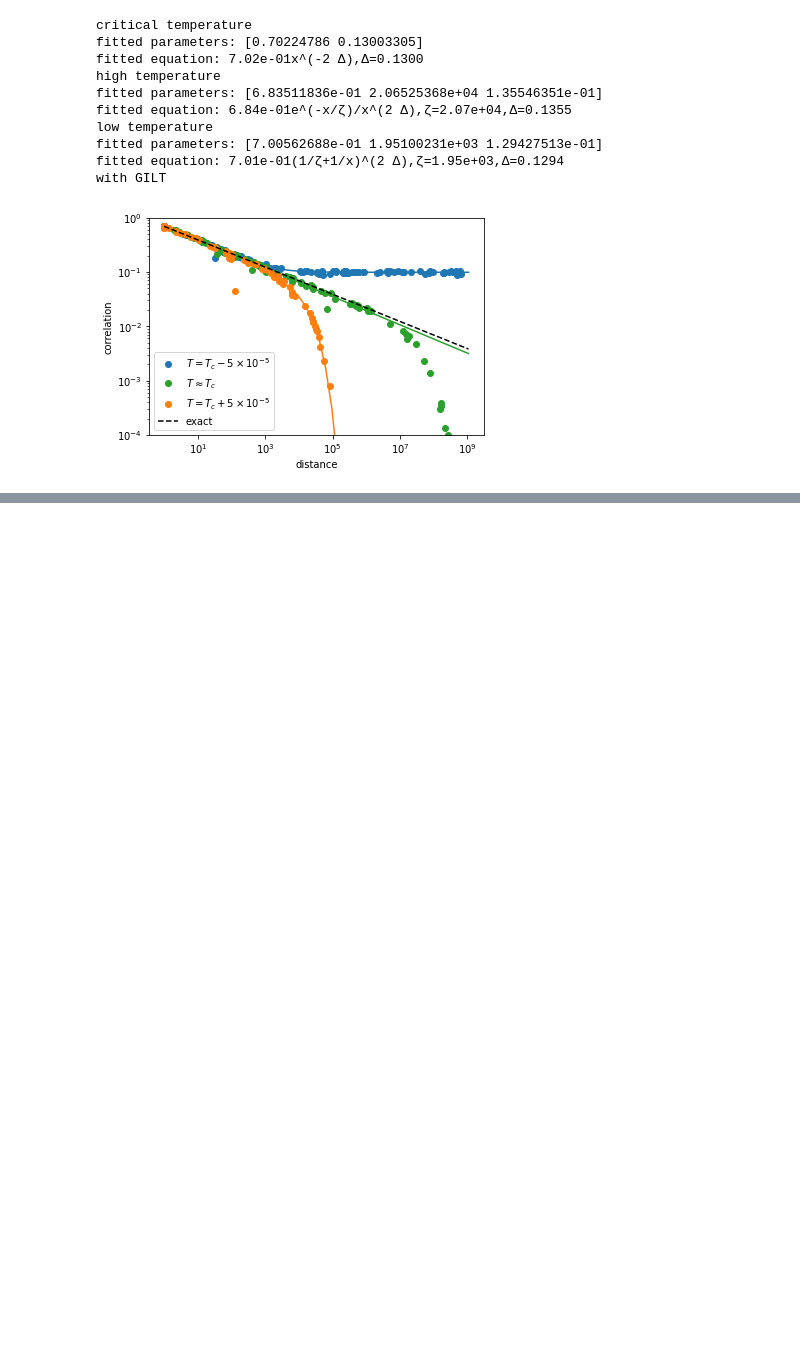
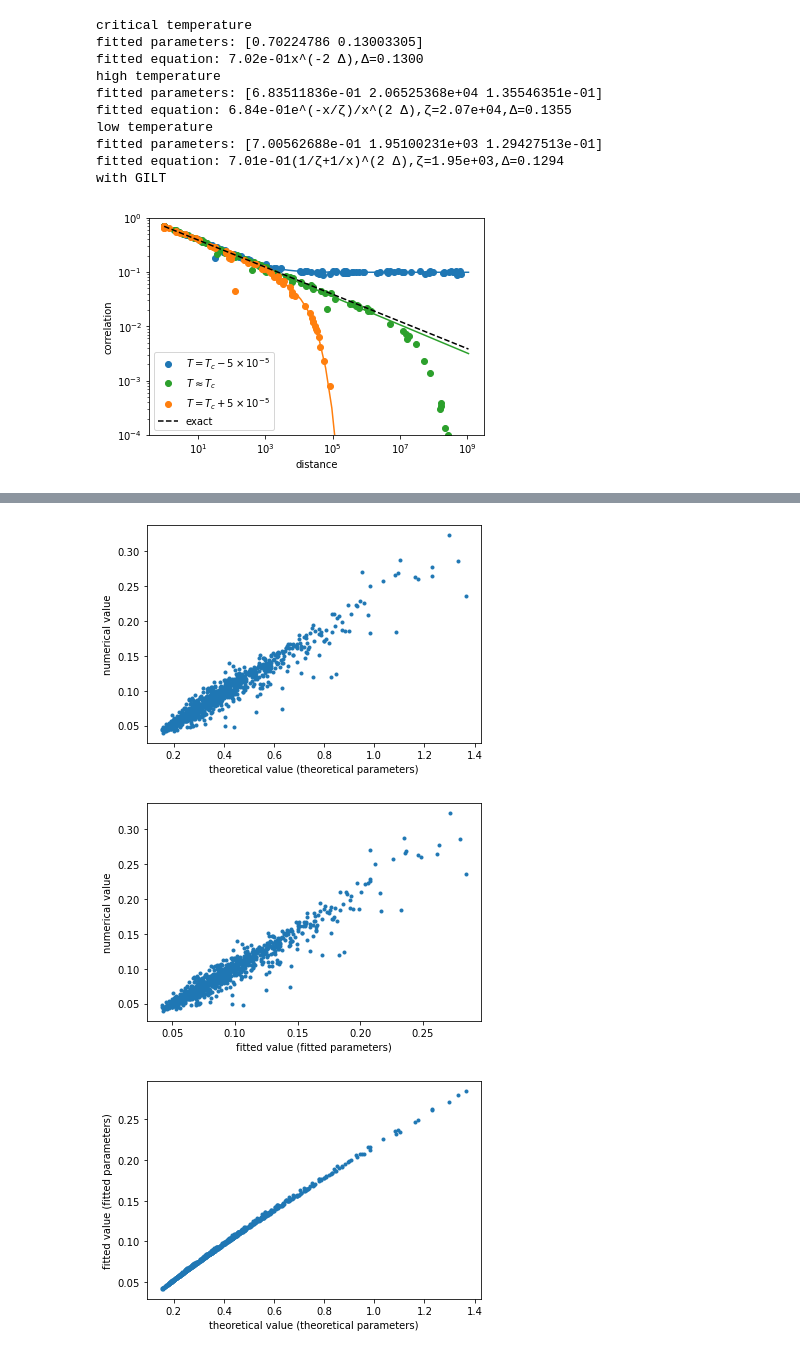
Before and after one commit to fangzhangmnm/TensorRenormalizationGroup, a Jupyter notebook: correlator_plot.ipynb, the cells around one changed output, grey strips where cells are left out. Saved outputs shown, nothing was run; the diff lists cells and outputs as text; code cells hidden in the pictures; blank space fills up the shorter version.

```diff
--- a/correlator_plot.ipynb
+++ b/correlator_plot.ipynb
@@ -132,0 +182,22 @@ with GILT
+# %%
+
+plt.plot(data['expected'],data['correlation'],'.')
+plt.xlabel('theoretical value (theoretical parameters)')
+plt.ylabel('numerical value')
+plt.show()
+
+
+fitted_expected=ising_four_sigma_correlation(dists,*p)
+plt.plot(fitted_expected,data['correlation'],'.')
+plt.xlabel('fitted value (fitted parameters)')
+plt.ylabel('numerical value')
+plt.show()
+
+plt.plot(data['expected'],fitted_expected,'.')
+plt.xlabel('theoretical value (theoretical parameters)')
+plt.ylabel('fitted value (fitted parameters)')
+plt.show()
+# %% [output]
+[figure, added]
+[figure, added]
+[figure, added]
```
Also changed, not shown: parts of 2 cells of this notebook, 12 other files.
